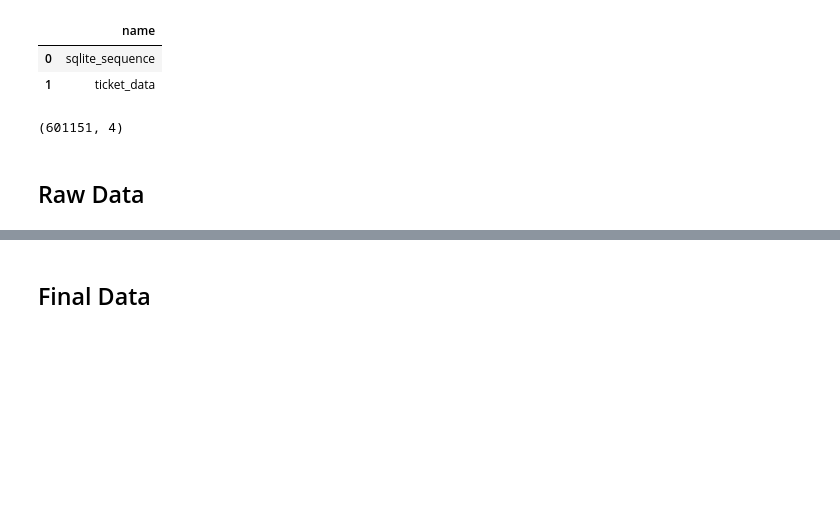
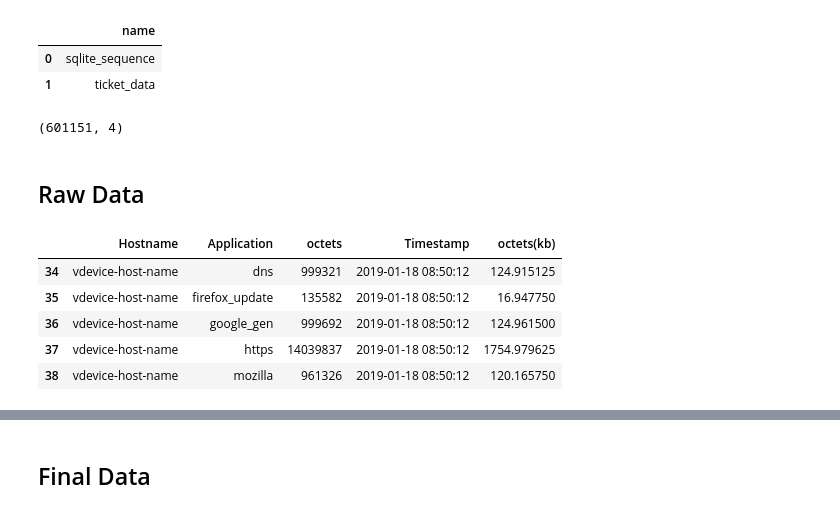
Before and after one commit to innovator-arjun/Utilization-prediction-RNN-LSTM, a Jupyter notebook: SBWAN_NBP Bot .ipynb, the cells around one changed output, grey strips where cells are left out. Drawn from its saved outputs; the diff is of its cells as text; code cells hidden in the pictures; blank space fills up the shorter version.

```diff
--- a/SBWAN_NBP Bot .ipynb
+++ b/SBWAN_NBP Bot .ipynb
@@ -48,0 +47,9 @@ df['octets(bps)'] = df['octets'].astype(float)/(8.0)
+# %%
+df.head()
+# %% [output]
+|  | Hostname | Application | octets | Timestamp | octets(kb) |
+| 34 | vdevice-host-name | dns | 999321 | 2019-01-18 08:50:12 | 124.915125 |
+| 35 | vdevice-host-name | firefox_update | 135582 | 2019-01-18 08:50:12 | 16.947750 |
+| 36 | vdevice-host-name | google_gen | 999692 | 2019-01-18 08:50:12 | 124.961500 |
+| 37 | vdevice-host-name | https | 14039837 | 2019-01-18 08:50:12 | 1754.979625 |
+| 38 | vdevice-host-name | mozilla | 961326 | 2019-01-18 08:50:12 | 120.165750 |
```
Also changed, not shown: parts of 8 cells of this notebook, 3 other files.
